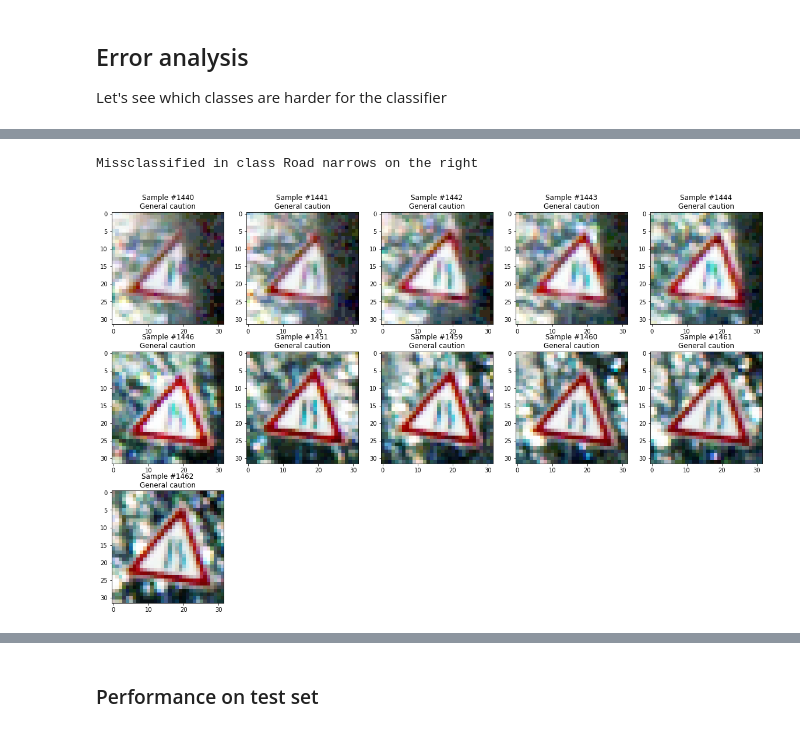
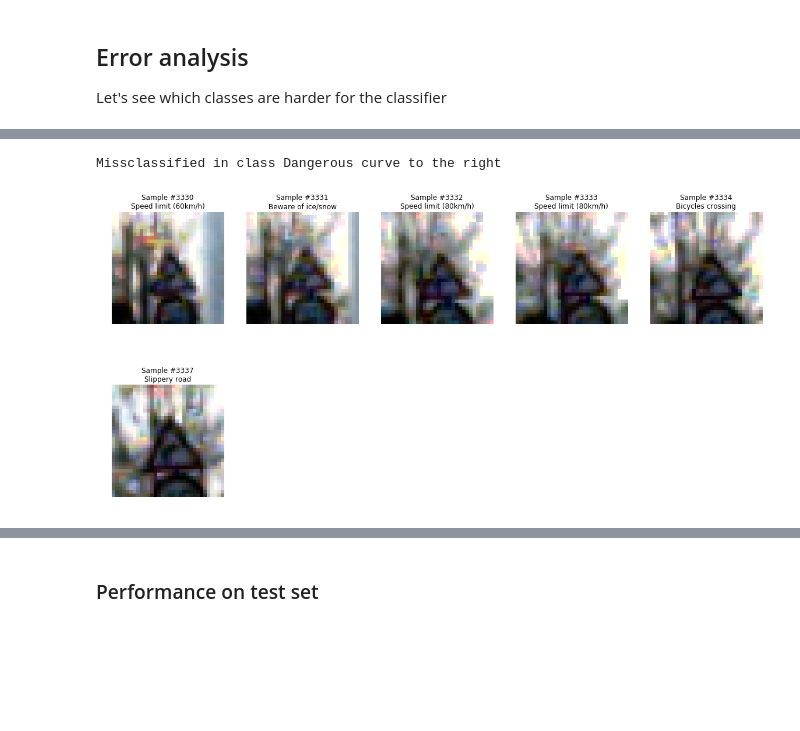
Before and after one commit to NachoCM/CarND-Traffic-Sign-Classifier, a Jupyter notebook: Traffic_Sign_Classifier.ipynb, the cells around one changed output, grey strips where cells are left out. Drawn from its saved outputs; the diff is of its cells as text; code cells hidden in the pictures; blank space fills up the shorter version.

```diff
--- a/Traffic_Sign_Classifier.ipynb
+++ b/Traffic_Sign_Classifier.ipynb
@@ -156,0 +210,3 @@ plt.savefig('mean_pixel_value.png')
+# %%
+X_train_augmented=np.copy(X_train_orig)
+y_train_augmented=np.copy(y_train_orig)
@@ -205,8 +289,8 @@ def preprocess(x):
     return (x-np.mean(x,axis=(1,2,3),keepdims=True))/np.std(x,axis=(1,2,3),keepdims=True)
 # %%
-X_train=preprocess(X_train)
-X_valid=preprocess(X_valid)
-X_test=preprocess(X_test)
+X_train=preprocess(X_train_augmented)
+y_train=y_train_augmented
+X_valid=preprocess(X_valid_orig)
 # %%
 plt.figure(figsize=(10,5))
 
@@ -239,7 +323,7 @@ plt.savefig('before_after.png')
 # %%
 import tensorflow as tf
 
-EPOCHS = 5
+EPOCHS = 40
 BATCH_SIZE = 128
 
 #channels for the convolution layers
@@ -440,18 +519,19 @@ with tf.Session() as sess:
 def show_misclassified(sign_index):
     current_sign_mask=((y_valid==sign_index-1)&(predictions!=y_valid))
     indexes=list(np.where(current_sign_mask)[0])
-    plt.figure(figsize=(20,30))
+    plt.figure(figsize=(20,10))
     print('Missclassified in class '+signnames[sign_index-1])
     for i in range(np.sum(current_sign_mask)):
         index=indexes[i]
         image=np.copy(X_valid_orig[index])
         image=equalize(image)
-        plt.subplot(int(signnames_counter[sign_index-1]/5)+1,5,i+1)
+        plt.subplot(int(len(indexes)/5)+1,5,i+1)
+        plt.axis('off')
         plt.imshow(image)
         plt.title('Sample #'+str(index)+'\n'+str(signnames[predictions[index]]))
-    plt.savefig('Misclassifications in class'+signnames[sign_index-1]+'.png')
+    plt.savefig('Misclassifications in class '+ str(sign_index)+'.png')
 # %%
-show_misclassified(25)
+show_misclassified(21)
 # %% [output]
-Missclassified in class Road narrows on the right
+Missclassified in class Dangerous curve to the right
-[figure, old version]
+[figure, new version]
```
Also changed, not shown: parts of 29 cells of this notebook, 40 other files.
